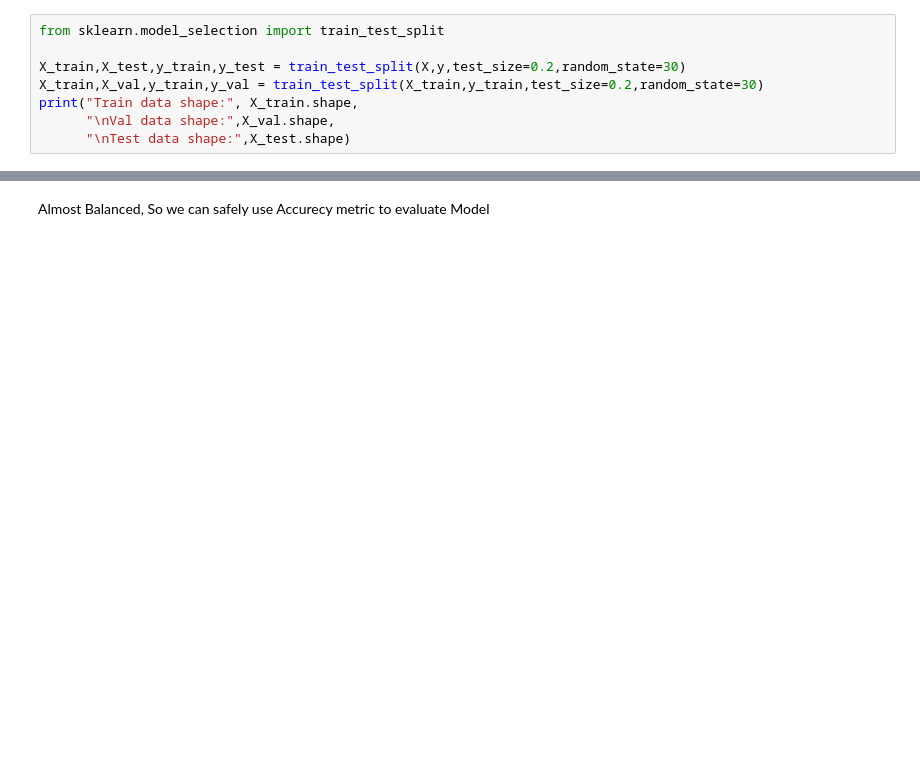
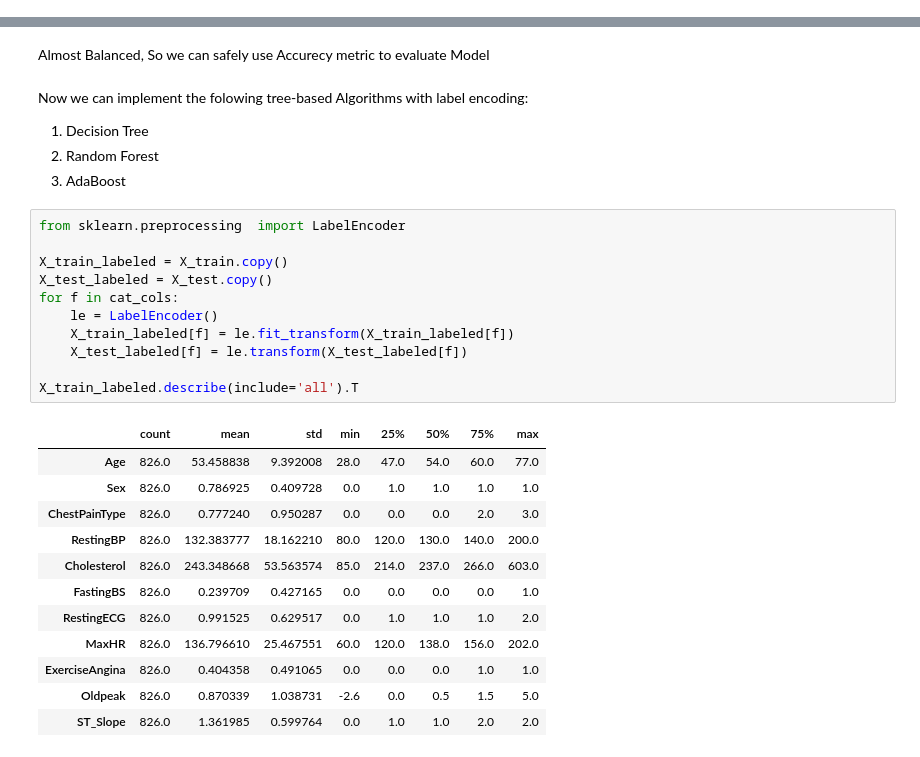
Before and after one commit to agaleel/heart-failure-prediction, a Jupyter notebook: heart-failure-prediction.ipynb, the cells around one changed output, grey strips where cells are left out. Cells and saved outputs as stored; diff of their text form; blank space fills up the shorter version.

```diff
--- a/heart-failure-prediction.ipynb
+++ b/heart-failure-prediction.ipynb
@@ -146,8 +150,0 @@ No Feature selection is needed
-# %%
-from sklearn.model_selection import train_test_split
-
-X_train,X_test,y_train,y_test = train_test_split(X,y,test_size=0.2,random_state=30)
-X_train,X_val,y_train,y_val = train_test_split(X_train,y_train,test_size=0.2,random_state=30)
-print("Train data shape:", X_train.shape,
-      "\nVal data shape:",X_val.shape,
-      "\nTest data shape:",X_test.shape)
@@ -192,2 +159,31 @@ Negative values 271 0.4616695059625213
 # %% [markdown]
 Almost Balanced, So we can safely use Accurecy metric to evaluate Model
+# %% [markdown]
+Now we can implement the folowing tree-based Algorithms with label encoding:
+ 1. Decision Tree
+ 2. Random Forest
+ 3. AdaBoost
+# %%
+from sklearn.preprocessing  import LabelEncoder
+
+X_train_labeled = X_train.copy()
+X_test_labeled = X_test.copy()
+for f in cat_cols:
+    le = LabelEncoder()
+    X_train_labeled[f] = le.fit_transform(X_train_labeled[f])
+    X_test_labeled[f] = le.transform(X_test_labeled[f])
+
+X_train_labeled.describe(include='all').T
+# %% [output]
+|  | count | mean | std | min | 25% | 50% | 75% | max |
+| Age | 826.0 | 53.458838 | 9.392008 | 28.0 | 47.0 | 54.0 | 60.0 | 77.0 |
+| Sex | 826.0 | 0.786925 | 0.409728 | 0.0 | 1.0 | 1.0 | 1.0 | 1.0 |
+| ChestPainType | 826.0 | 0.777240 | 0.950287 | 0.0 | 0.0 | 0.0 | 2.0 | 3.0 |
+| RestingBP | 826.0 | 132.383777 | 18.162210 | 80.0 | 120.0 | 130.0 | 140.0 | 200.0 |
+| Cholesterol | 826.0 | 243.348668 | 53.563574 | 85.0 | 214.0 | 237.0 | 266.0 | 603.0 |
+| FastingBS | 826.0 | 0.239709 | 0.427165 | 0.0 | 0.0 | 0.0 | 0.0 | 1.0 |
+| RestingECG | 826.0 | 0.991525 | 0.629517 | 0.0 | 1.0 | 1.0 | 1.0 | 2.0 |
+| MaxHR | 826.0 | 136.796610 | 25.467551 | 60.0 | 120.0 | 138.0 | 156.0 | 202.0 |
+| ExerciseAngina | 826.0 | 0.404358 | 0.491065 | 0.0 | 0.0 | 0.0 | 1.0 | 1.0 |
+| Oldpeak | 826.0 | 0.870339 | 1.038731 | -2.6 | 0.0 | 0.5 | 1.5 | 5.0 |
+| ST_Slope | 826.0 | 1.361985 | 0.599764 | 0.0 | 1.0 | 1.0 | 2.0 | 2.0 |
```
Also changed, not shown: parts of 44 cells of this notebook.
